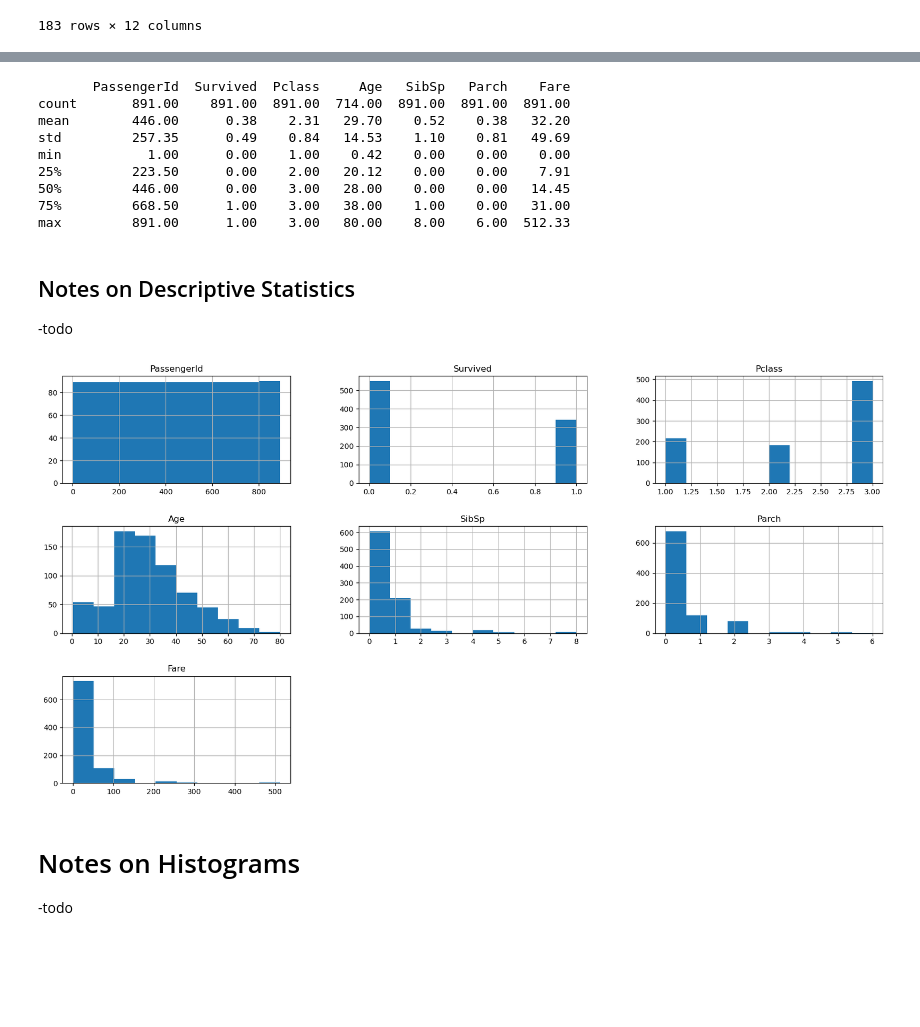
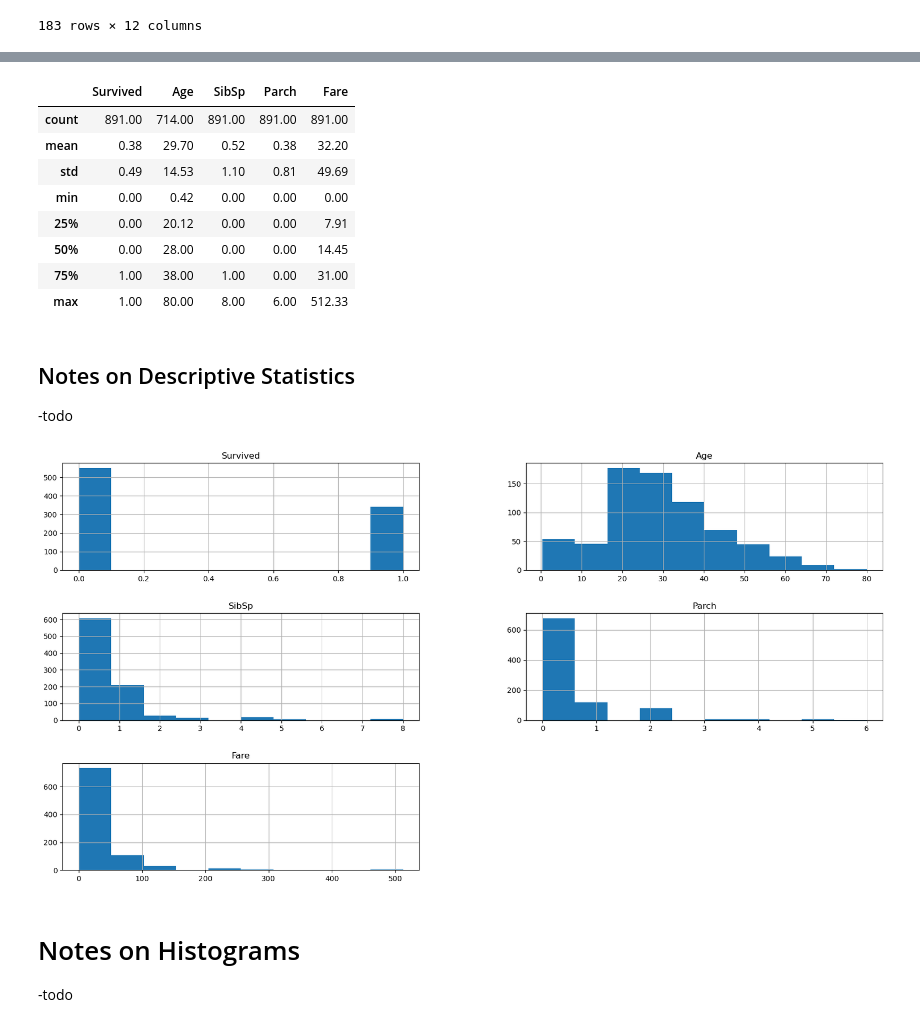
Before and after one commit to aelichung/ml-titanic, a Jupyter notebook: CIS053 Final - ML titanic.ipynb, the cells around one changed output, grey strips where cells are left out. Cells and saved outputs as stored; diff of their text form; code cells hidden in the pictures; blank space fills up the shorter version.

```diff
--- a/CIS053 Final - ML titanic.ipynb
+++ b/CIS053 Final - ML titanic.ipynb
@@ -114,30 +133,42 @@ Embarked mapping:  {'C': 0, 'Q': 1, 'S': 2, nan: 3}
+# %%
+X_arr = x_num.values
+Y_arr = y.values
+
+# create train_data with numerical value of categories
+train_data_num = pd.concat([x_num, y], axis=1)
+
+# train_data_eda = dataset without categorical data
+train_data_eda = train_data.drop(['PassengerId', 'Name', 'Sex', 'Ticket', 'Cabin', 'Embarked', 'Pclass'], axis =1)
+
+# split train data for calculating accuracy
+x_train, x_test, y_train, y_test = train_test_split(x_num, y, test_size=0.20)
 # %%
 ## descriptive stats
 set_option('display.width', 100)
 set_option('display.precision', 2)
-description = train_data.describe()
-print(description)
+description = train_data_eda.describe()
+description
 # %% [output]
-       PassengerId  Survived  Pclass     Age   SibSp   Parch    Fare
-count       891.00    891.00  891.00  714.00  891.00  891.00  891.00
-mean        446.00      0.38    2.31   29.70    0.52    0.38   32.20
-std         257.35      0.49    0.84   14.53    1.10    0.81   49.69
-min           1.00      0.00    1.00    0.42    0.00    0.00    0.00
-25%         223.50      0.00    2.00   20.12    0.00    0.00    7.91
-50%         446.00      0.00    3.00   28.00    0.00    0.00   14.45
-75%         668.50      1.00    3.00   38.00    1.00    0.00   31.00
-max         891.00      1.00    3.00   80.00    8.00    6.00  512.33
+|  | Survived | Age | SibSp | Parch | Fare |
+| count | 891.00 | 714.00 | 891.00 | 891.00 | 891.00 |
+| mean | 0.38 | 29.70 | 0.52 | 0.38 | 32.20 |
+| std | 0.49 | 14.53 | 1.10 | 0.81 | 49.69 |
+| min | 0.00 | 0.42 | 0.00 | 0.00 | 0.00 |
+| 25% | 0.00 | 20.12 | 0.00 | 0.00 | 7.91 |
+| 50% | 0.00 | 28.00 | 0.00 | 0.00 | 14.45 |
+| 75% | 1.00 | 38.00 | 1.00 | 0.00 | 31.00 |
+| max | 1.00 | 80.00 | 8.00 | 6.00 | 512.33 |
 # %% [markdown]
 ## Notes on Descriptive Statistics
 -todo
 # %%
 ## histograms
-train_data.hist(figsize = (20, 10))
+train_data_eda.hist(figsize = (20, 10))
 plt.margins(2,2)
 plt.subplots_adjust(hspace = 0.4)
 plt.show()
 # %% [output]
-[figure, old version]
+[figure, new version]
 # %% [markdown]
 # Notes on Histograms
 -todo
```
Also changed, not shown: parts of 13 cells of this notebook.
